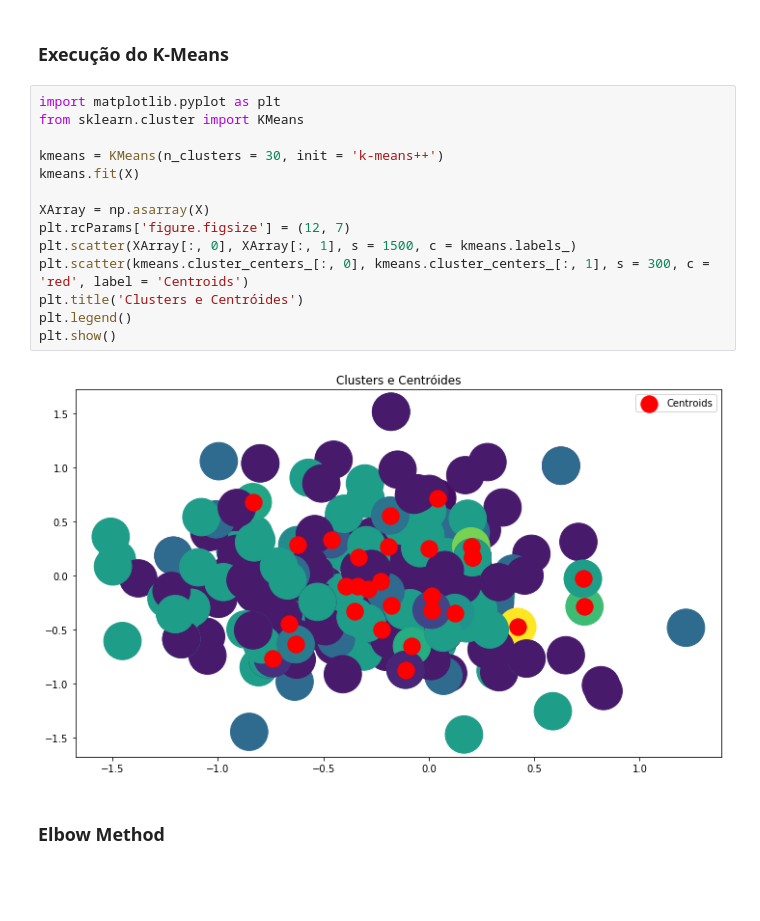
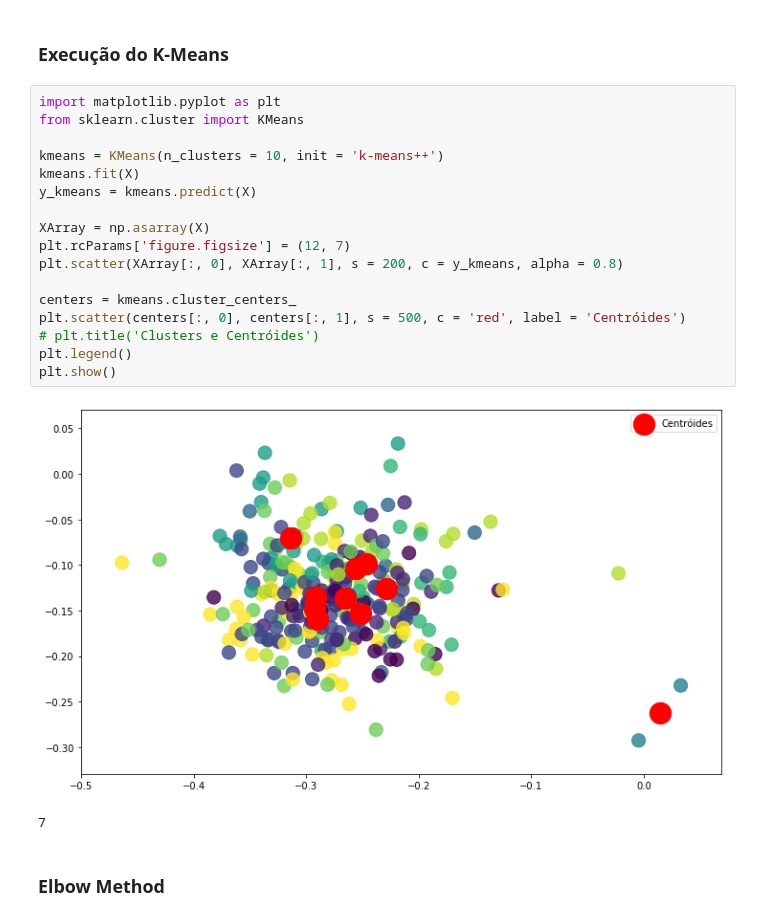
Before and after one commit to mathocosta/TCC, a Jupyter notebook: TCC.ipynb, the cells around one changed output. Drawn from its saved outputs; the diff is of its cells as text; blank space fills up the shorter version.

```diff
--- a/TCC.ipynb
+++ b/TCC.ipynb
@@ -210,19 +250,23 @@ NameError: ignored
 # %%
 import matplotlib.pyplot as plt
 from sklearn.cluster import KMeans
 
-kmeans = KMeans(n_clusters = 30, init = 'k-means++')
+kmeans = KMeans(n_clusters = 10, init = 'k-means++')
 kmeans.fit(X)
+y_kmeans = kmeans.predict(X)
 
 XArray = np.asarray(X)
 plt.rcParams['figure.figsize'] = (12, 7)
-plt.scatter(XArray[:, 0], XArray[:, 1], s = 1500, c = kmeans.labels_)
-plt.scatter(kmeans.cluster_centers_[:, 0], kmeans.cluster_centers_[:, 1], s = 300, c = 'red', label = 'Centroids')
-plt.title('Clusters e Centróides')
+plt.scatter(XArray[:, 0], XArray[:, 1], s = 200, c = y_kmeans, alpha = 0.8)
+
+centers = kmeans.cluster_centers_
+plt.scatter(centers[:, 0], centers[:, 1], s = 500, c = 'red', label = 'Centróides')
+# plt.title('Clusters e Centróides')
 plt.legend()
 plt.show()
 # %% [output]
-[figure, old version]
+[figure, new version]
+7
 # %% [markdown]
 ### Elbow Method
 # %%
```
Also changed, not shown: parts of 9 cells of this notebook.
